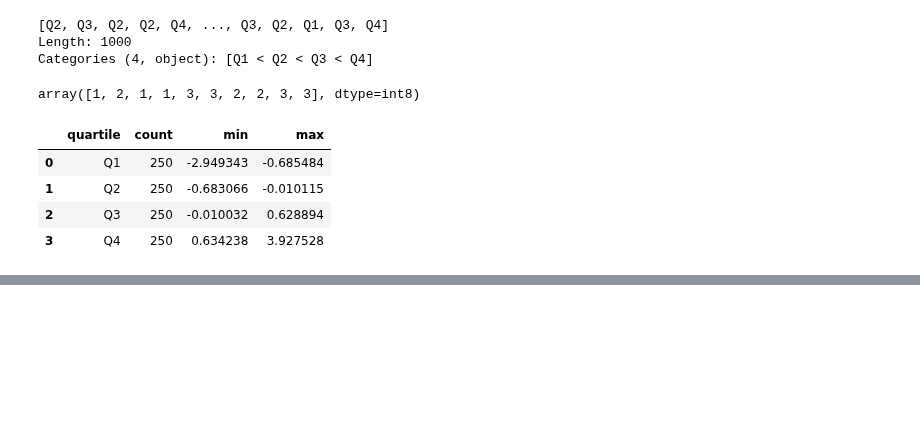
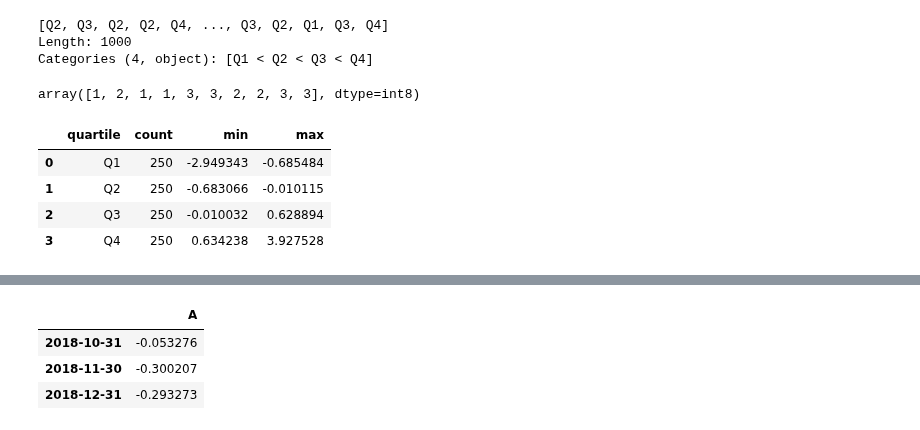
Before and after one commit to ajun5118/pandas_zj, a Jupyter notebook: studay2.ipynb, the cells around one changed output, grey strips where cells are left out. Saved outputs shown, nothing was run; the diff lists cells and outputs as text; code cells hidden in the pictures; blank space fills up the shorter version.

```diff
--- a/studay2.ipynb
+++ b/studay2.ipynb
@@ -122,0 +143,2 @@ In [51]: results
+# %%
+offset = MonthEnd()
@@ -122,0 +153,7 @@ In [51]: results
+# %%
+ts.groupby(offset.rollforward).mean()
+# %% [output]
+|  | A |
+| 2018-10-31 | -0.053276 |
+| 2018-11-30 | -0.300207 |
+| 2018-12-31 | -0.293273 |
```
Also changed, not shown: parts of 20 cells of this notebook.
